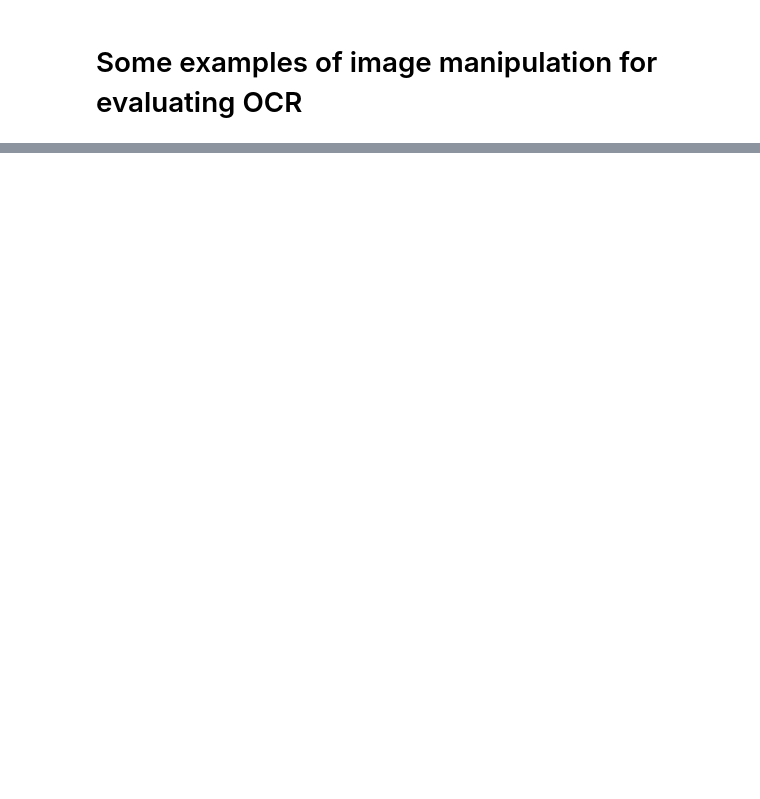
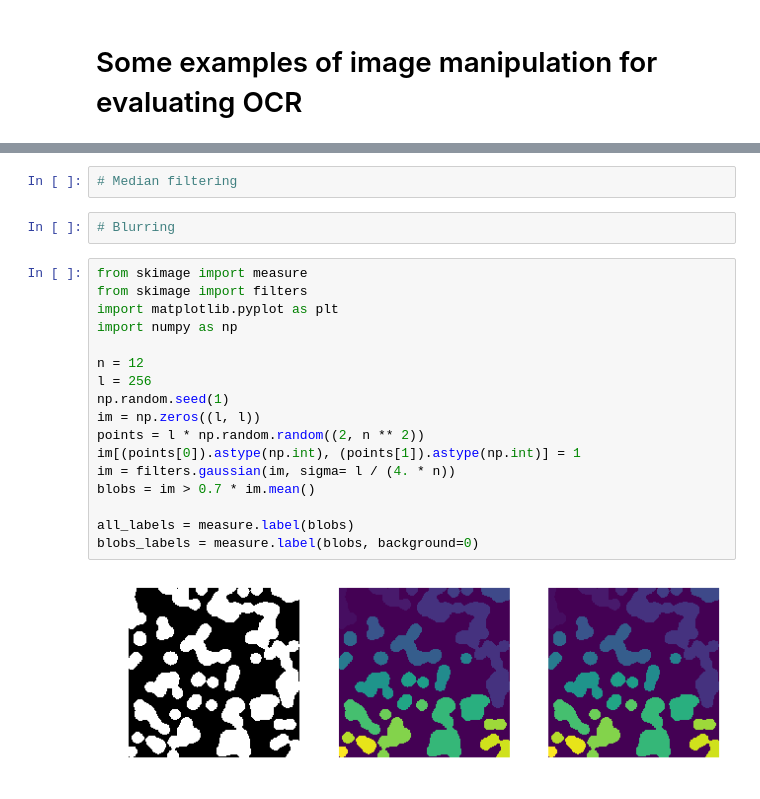
Before and after one commit to fredrikwahlberg/5LN721, a Jupyter notebook: Image manipulation examples.ipynb, the cells around one changed output, grey strips where cells are left out. Saved outputs shown, nothing was run; the diff lists cells and outputs as text; blank space fills up the shorter version.

```diff
--- a/Image manipulation examples.ipynb
+++ b/Image manipulation examples.ipynb
@@ -71,0 +58,23 @@ array([  0., 255.])
+# %%
+# Median filtering
+# %%
+# Blurring
+# %%
+from skimage import measure
+from skimage import filters
+import matplotlib.pyplot as plt
+import numpy as np
+
+n = 12
+l = 256
+np.random.seed(1)
+im = np.zeros((l, l))
+points = l * np.random.random((2, n ** 2))
+im[(points[0]).astype(np.int), (points[1]).astype(np.int)] = 1
+im = filters.gaussian(im, sigma= l / (4. * n))
+blobs = im > 0.7 * im.mean()
+
+all_labels = measure.label(blobs)
+blobs_labels = measure.label(blobs, background=0)
+# %% [output]
+[figure, added]
```
Also changed, not shown: parts of 9 cells of this notebook, 5 other files.
